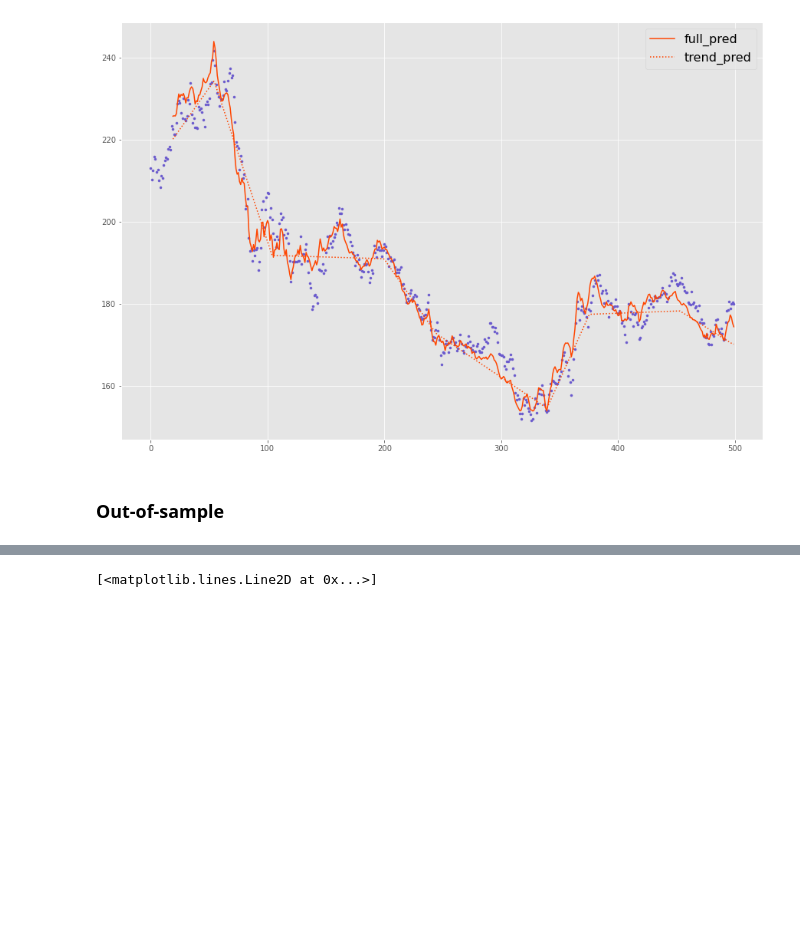
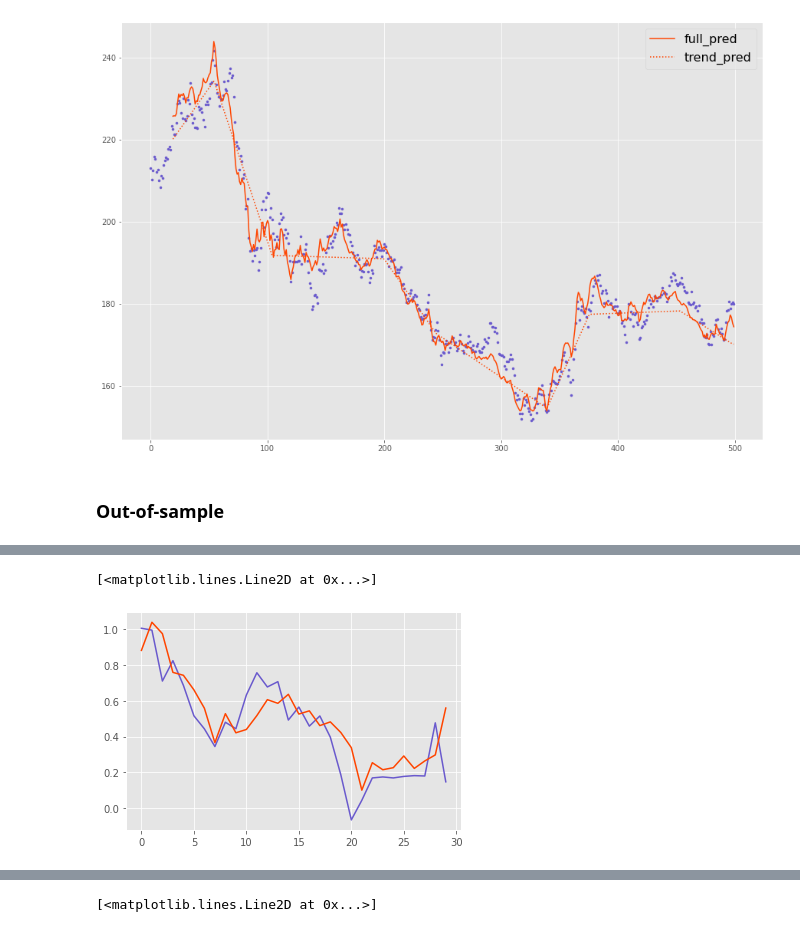
Before and after one commit to GuillaumeDMMarion/deep-plats, a Jupyter notebook: notebooks/development.ipynb, the cells around one changed output, grey strips where cells are left out. Saved outputs shown, nothing was run; the diff lists cells and outputs as text; code cells hidden in the pictures; blank space fills up the shorter version.

```diff
--- a/notebooks/development.ipynb
+++ b/notebooks/development.ipynb
@@ -185,0 +247,7 @@ plt.plot(preds, c='orangered')
+# %%
+# rnn trend + deep resid
+plt.plot(y[train_size : train_size + sections * horizon], c='slateblue')
+plt.plot(preds[1:].sum(0)[:30], c='orangered')
+# %% [output]
+[<matplotlib.lines.Line2D at 0x...>]
+[figure, added]
```
Also changed, not shown: parts of 23 cells of this notebook, 4 other files.
